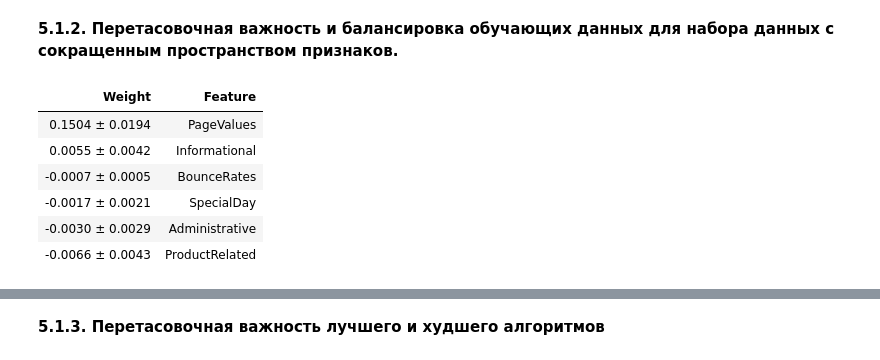
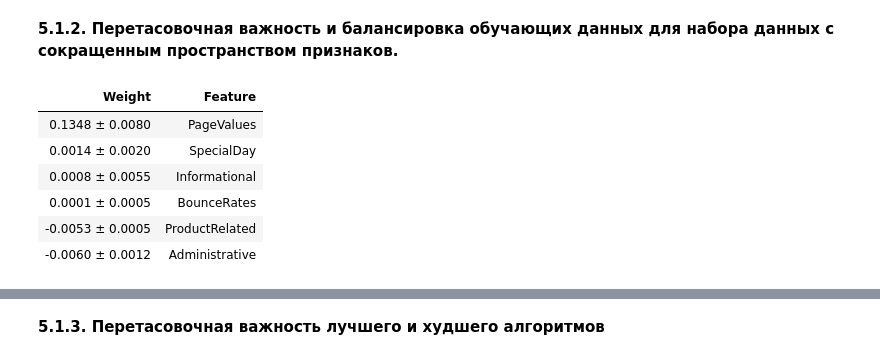
Before and after one commit to SadSabrina/aiedu_final, a Jupyter notebook: Model_learning.ipynb, the cells around one changed output, grey strips where cells are left out. Drawn from its saved outputs; the diff is of its cells as text; code cells hidden in the pictures.

```diff
--- a/Model_learning.ipynb
+++ b/Model_learning.ipynb
@@ -271,7 +271,7 @@ X_train, X_test, y_train, y_test = get_train_test_data(X, y, scaler=None)
 
 gnb = GaussianNB()
 
-gnb_sign, gnb_sign_data, gnb_sign_metrics = get_train_report(gnb, np.array(X_train), np.array(X_test), y_train, y_test, 'GNB на сокращенном наборе данных')
+gnb_sign, gnb_sign_data, gnb_sign_metrics = get_train_report(gnb, X_train, X_test, y_train, y_test, 'GNB на сокращенном наборе данных')
 # %% [output]
 divide by zero encountered in log
 [figure]
@@ -719,17 +747,17 @@ eli5.show_weights(perm, feature_names=list(df_significant.columns.drop('Revenue'
 # %% [markdown]
 **5.1.2. Перетасовочная важность и балансировка обучающих данных для набора данных с сокращенным пространством признаков.**
 # %%
-perm = PermutationImportance(gnb_ros_sign).fit(gnb_ros_sign_data[1], gnb_ros_sign_data[3])
+perm = PermutationImportance(gnb_sign).fit(gnb_sign_data[1], gnb_sign_data[3])
 
 eli5.show_weights(perm, feature_names=list(df_significant.columns.drop('Revenue')))
 # %% [output]
 | Weight | Feature |
-| 0.1504 ± 0.0194 | PageValues |
-| 0.0055 ± 0.0042 | Informational |
-| -0.0007 ± 0.0005 | BounceRates |
-| -0.0017 ± 0.0021 | SpecialDay |
-| -0.0030 ± 0.0029 | Administrative |
-| -0.0066 ± 0.0043 | ProductRelated |
+| 0.1348 ± 0.0080 | PageValues |
+| 0.0014 ± 0.0020 | SpecialDay |
+| 0.0008 ± 0.0055 | Informational |
+| 0.0001 ± 0.0005 | BounceRates |
+| -0.0053 ± 0.0005 | ProductRelated |
+| -0.0060 ± 0.0012 | Administrative |
 # %%
 perm = PermutationImportance(gnb_rus_sign).fit(gnb_rus_sign_data[1], gnb_rus_sign_data[3])
 
```
Also changed, not shown: parts of 23 cells of this notebook, 1 other file.
